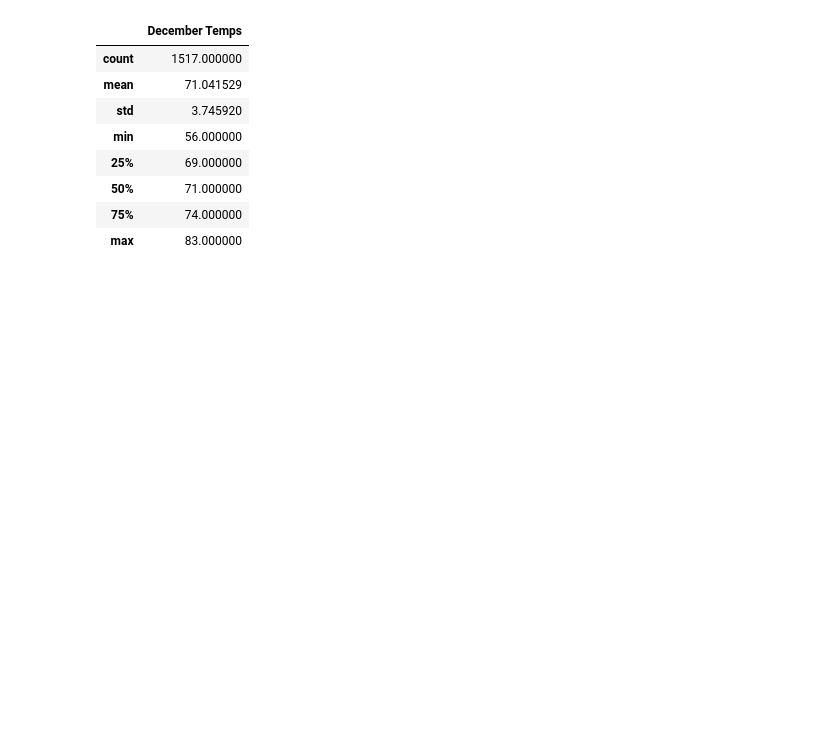
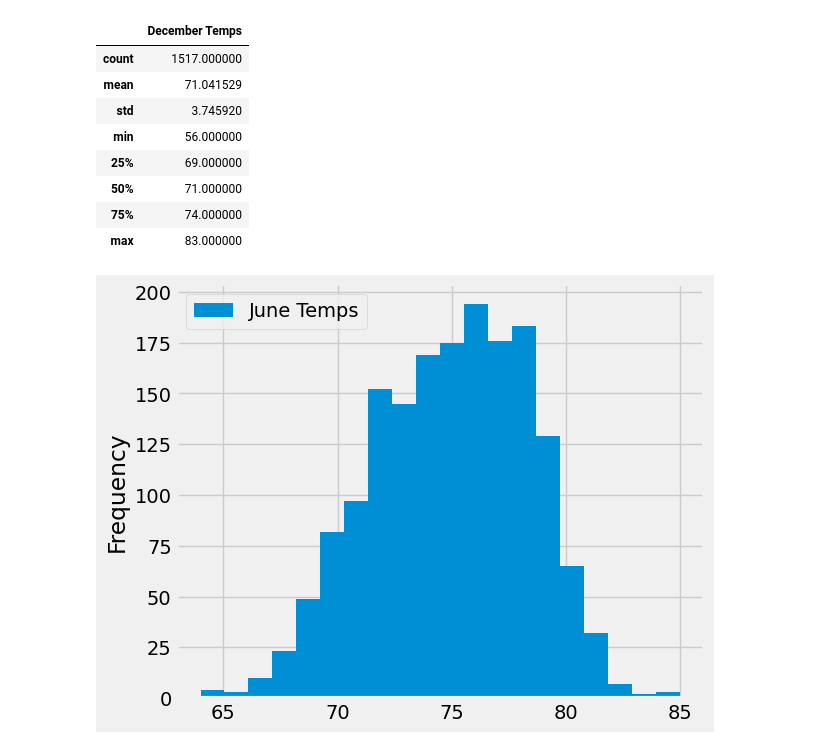
Before and after one commit to jhohing/Surfs_up, a Jupyter notebook: SurfsUp_Challenge.ipynb, the cells around one changed output. Cells and saved outputs as stored; diff of their text form; code cells hidden in the pictures; blank space fills up the shorter version.

Commit message:
Modified Surfs_up Challenge file and adding screenshots of graphs for June and December temps

```diff
--- a/SurfsUp_Challenge.ipynb
+++ b/SurfsUp_Challenge.ipynb
@@ -83,0 +80,10 @@ df_dec.describe()
+# %%
+%matplotlib inline
+from matplotlib import style
+style.use('fivethirtyeight')
+import matplotlib.pyplot as plt
+# %%
+df_june.plot.hist(bins=20)
+plt.tight_layout()
+# %% [output]
+[figure, added]
```
Also changed, not shown: parts of 3 cells of this notebook, 2 other files.
